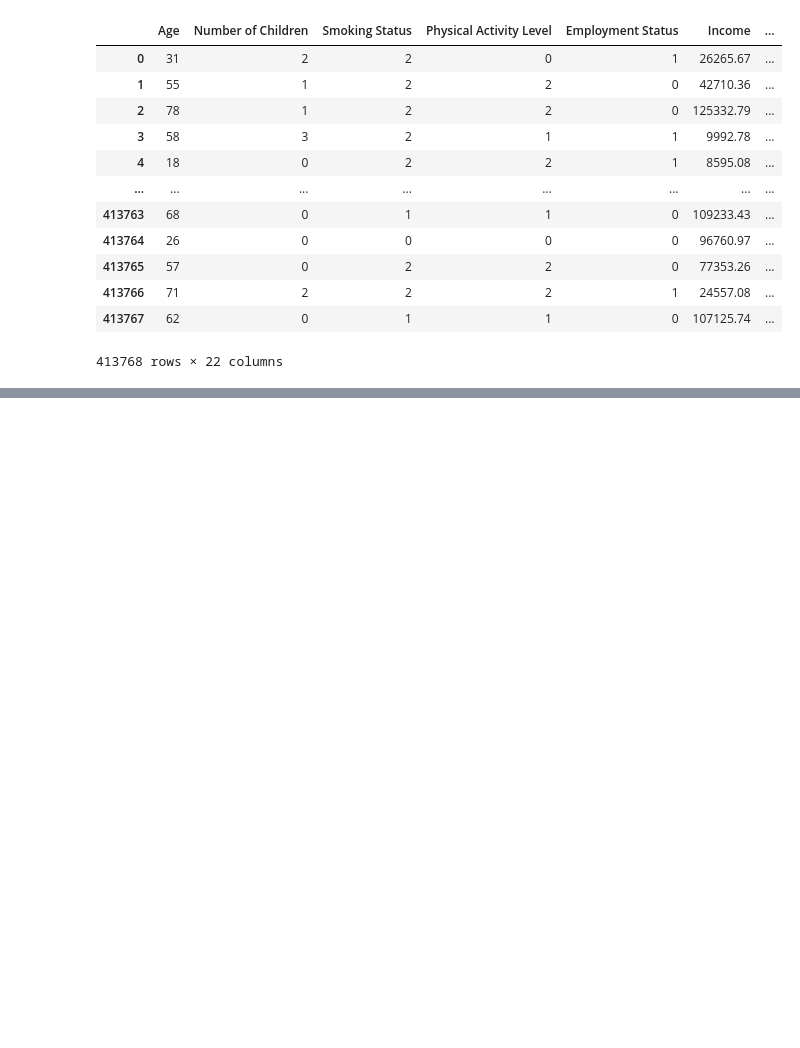
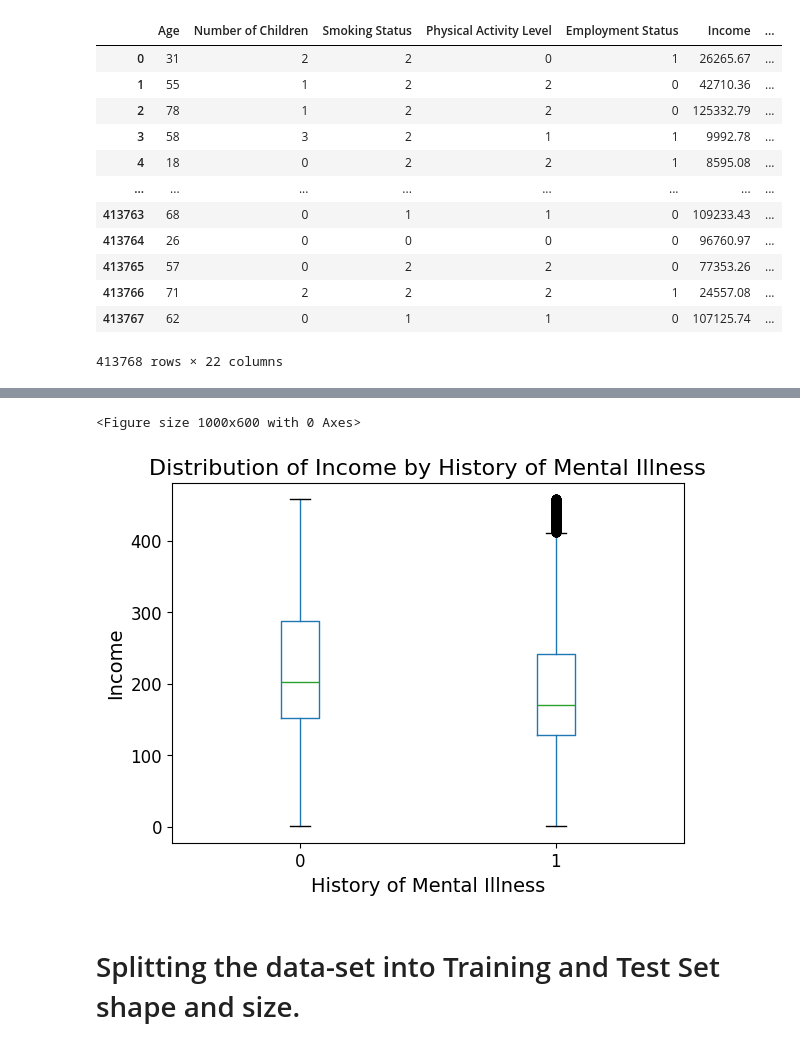
Before and after one commit to KoubaaMahdi/MLops, a Jupyter notebook: notebooks/data_preprocessing.ipynb, the cells around one changed output, grey strips where cells are left out. Drawn from its saved outputs; the diff is of its cells as text; code cells hidden in the pictures; blank space fills up the shorter version.

```diff
--- a/notebooks/data_preprocessing.ipynb
+++ b/notebooks/data_preprocessing.ipynb
@@ -159,5 +161,15 @@ For example, in the case of income data, the log transformation ensures that hig
 # %%
-sns.set(rc = {'figure.figsize':(25,10)})
 plt.figure(figsize=(10, 6))
-sns.boxplot(data=data, x='Income', y='History of Mental Illness')
-plt.title(f"Distribution of Income by History of Mental Illness")
+data.boxplot(column='Income', by='History of Mental Illness', grid=False)
+plt.title("Distribution of Income by History of Mental Illness", fontsize=16)
+plt.suptitle("")  # Remove the automatic "by" subtitle
+plt.xlabel("History of Mental Illness", fontsize=14)
+plt.ylabel("Income", fontsize=14)
+plt.xticks(fontsize=12)
+plt.yticks(fontsize=12)
+plt.show()
+# %% [output]
+<Figure size 1000x600 with 0 Axes>
+[figure, added]
+# %% [markdown]
+# Splitting the data-set into Training and Test Set shape and size.
```
Also changed, not shown: parts of 4 cells of this notebook.
